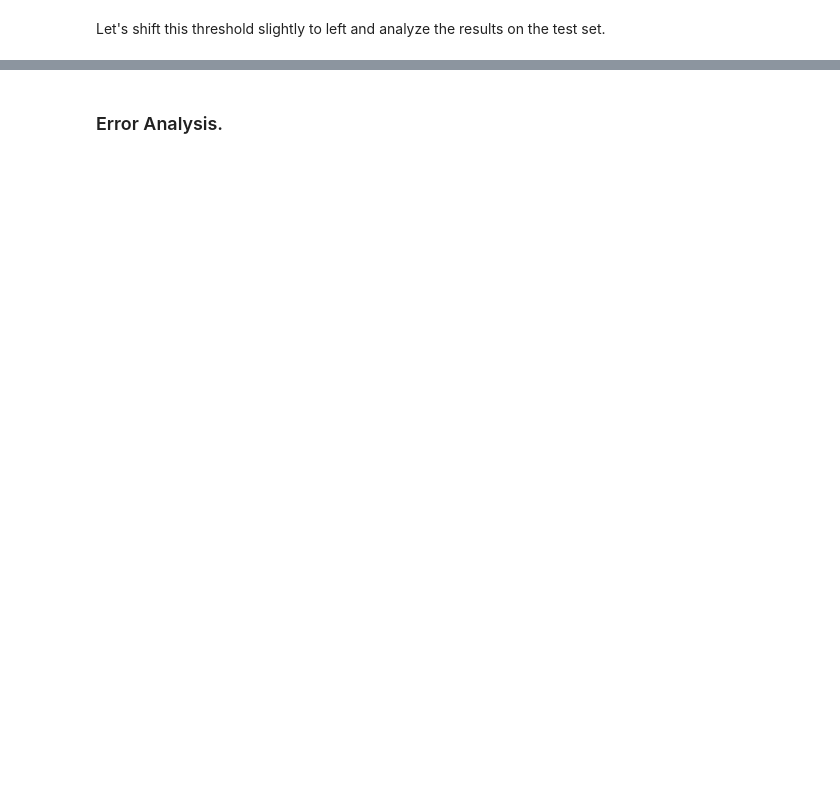
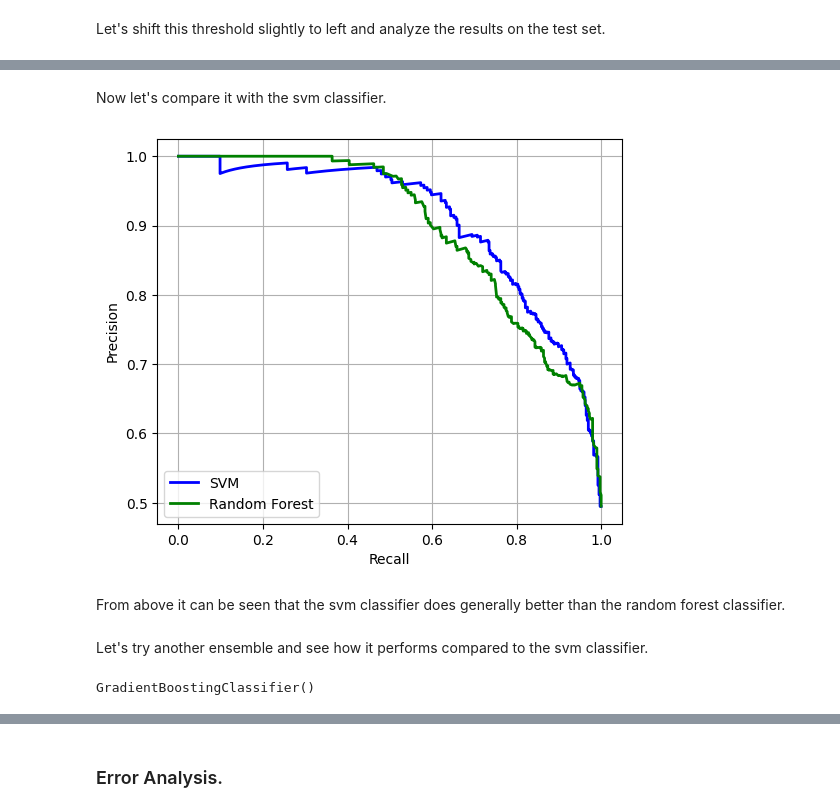
Before and after one commit to NeoAcereo/Restaurant-Review, a Jupyter notebook: Notebook.ipynb, the cells around one changed output, grey strips where cells are left out. Saved outputs shown, nothing was run; the diff lists cells and outputs as text; code cells hidden in the pictures; blank space fills up the shorter version.

```diff
--- a/Notebook.ipynb
+++ b/Notebook.ipynb
@@ -449,13 +450,40 @@ plot_pr_curve(precisions=log_precisions,
 # %% [markdown]
 Let's compare the pr-curves of the svm and logistic regression classifiers.
 # %%
+def compare_pr_curves(recalls_list, precisions_list, first_label, second_label):
+
+    """ Compares two different pr-curve plots
+
+    Parameters:
+
+    recalls_list: list of arrays
+                  A list of the arrays of the different recalls. Order must be
+                  taken into account.
+
+    precisions_list: list of arrays
+                     A list of the arrays of the different precisions. Order must
+                     be taken into account.
+
+    first_label: string
+                 The label of the first plot.
+
+    second_label: string
+                  The label of the second plot.
+
+
+    """
     plt.figure(figsize=(6, 5))
-    plt.plot(recalls, precisions, "b-", linewidth=2, label="SVM")
-    plt.plot(log_recalls, log_precisions, "g-",linewidth=2, label="Logistic Regression")
+    plt.plot(recalls_list[0], precisions_list[0], "b-", linewidth=2, label=first_label)
+    plt.plot(recalls_list[1], precisions_list[1], "g-",linewidth=2, label=second_label)
     plt.xlabel("Recall")
     plt.ylabel("Precision")
     plt.grid()
     plt.legend(loc="lower left")
     plt.show()
+
+compare_pr_curves(recalls_list=[recalls, log_recalls],
+                  precisions_list=[precisions, log_precisions],
+                  first_label="SVM",
+                  second_label="Logistic Regression")
 # %% [output]
 [figure]
@@ -577,0 +559,20 @@ Our model of choice will be the random forest classifier since it does better.
+# %% [markdown]
+Now let's compare it with the svm classifier.
+# %%
+compare_pr_curves(recalls_list=[recalls, rf_recalls],
+                  precisions_list=[precisions, rf_precisions],
+                  first_label="SVM",
+                  second_label="Random Forest")
+# %% [output]
+[figure, added]
+# %% [markdown]
+From above it can be seen that the svm classifier does generally better than the random forest classifier.
+# %% [markdown]
+Let's try another ensemble and see how it performs compared to the svm classifier.
+# %%
+from sklearn.ensemble import GradientBoostingClassifier
+
+gbm = GradientBoostingClassifier()
+gbm.fit(X_train, y_train)
+# %% [output]
+GradientBoostingClassifier()
```
Also changed, not shown: parts of 64 cells of this notebook, 1 other file.
